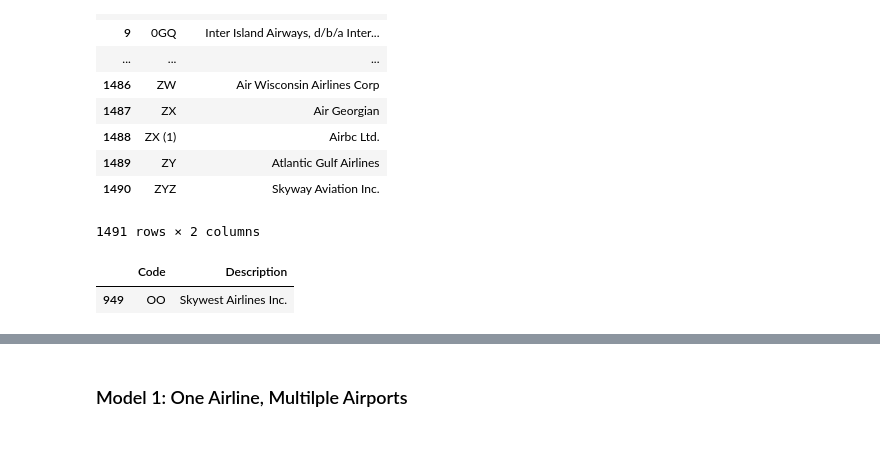
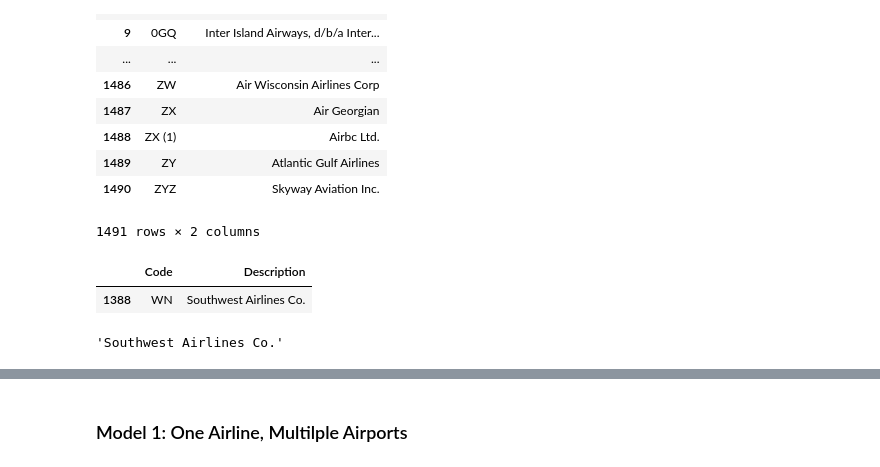
Before and after one commit to tninh/Flights-Delay-Prediction, a Jupyter notebook: script/flights_delay_regression.ipynb, the cells around one changed output, grey strips where cells are left out. Cells and saved outputs as stored; diff of their text form; code cells hidden in the pictures.

```diff
--- a/script/flights_delay_regression.ipynb
+++ b/script/flights_delay_regression.ipynb
@@ -262,9 +237,12 @@ carriers
 | 1490 | ZYZ | Skyway Aviation Inc. |
 1491 rows × 2 columns
 # %%
-carriers.loc[carriers['Code'] == 'OO']
+carriers.loc[carriers['Code'] == 'WN']
 # %% [output]
 |  | Code | Description |
-| 949 | OO | Skywest Airlines Inc. |
+| 1388 | WN | Southwest Airlines Co. |
 # %%
-carriers_abbr = carriers.set_index('Code')['Description'].to_dict()
+carriers_abbr_dict = carriers.set_index('Code')['Description'].to_dict()
+carriers_abbr_dict['WN']
+# %% [output]
+'Southwest Airlines Co.'
```
Also changed, not shown: parts of 27 cells of this notebook.
